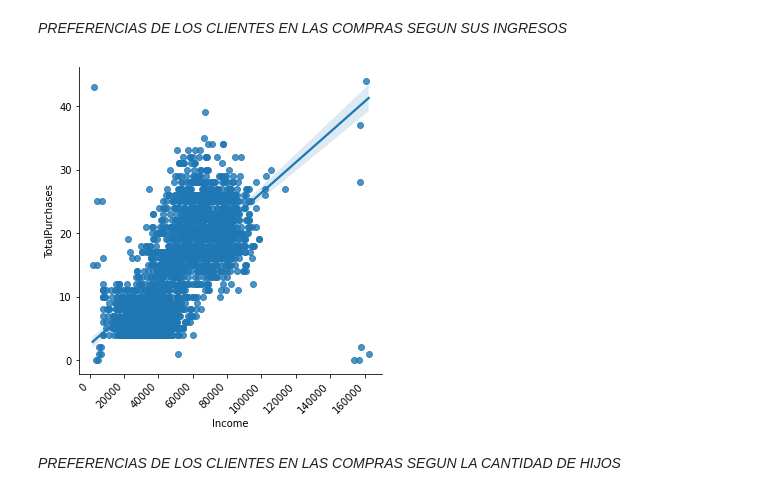
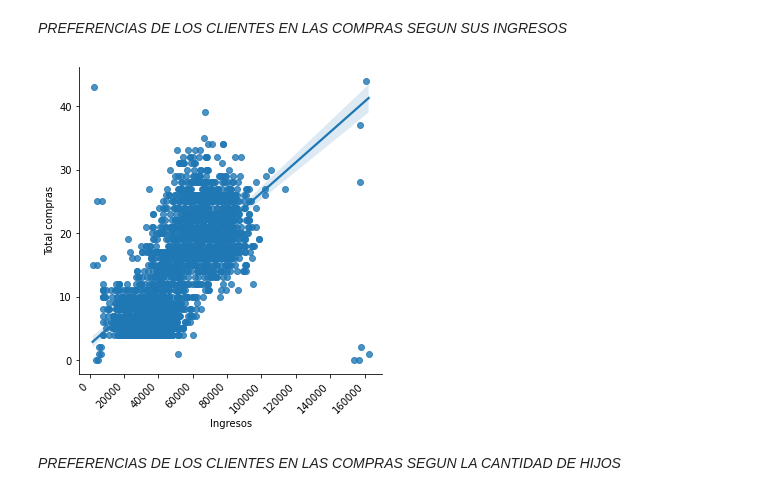
Before and after one commit to GabyLeon10100/MujeresDigitales, a Jupyter notebook: ProyectoFinal.ipynb, the cells around one changed output. Saved outputs shown, nothing was run; the diff lists cells and outputs as text; code cells hidden in the pictures.

```diff
--- a/ProyectoFinal.ipynb
+++ b/ProyectoFinal.ipynb
@@ -419,9 +419,11 @@ Hay más compras en la tienda en las edades de los rangos de 40 a 50 años
 *PREFERENCIAS DE LOS CLIENTES EN LAS COMPRAS SEGUN SUS INGRESOS*
 # %%
 sns.lmplot(x='Income', y='TotalPurchases', data=data[data['Income']<200000]);
+plt.xlabel('Ingresos')
+plt.ylabel('Total compras')
 plt.xticks(rotation=45, horizontalalignment='right');
 # %% [output]
-[figure, old version]
+[figure, new version]
 # %% [markdown]
 *PREFERENCIAS DE LOS CLIENTES EN LAS COMPRAS SEGUN LA CANTIDAD DE HIJOS*
 # %%
```
Also changed, not shown: parts of 1 cell of this notebook.
